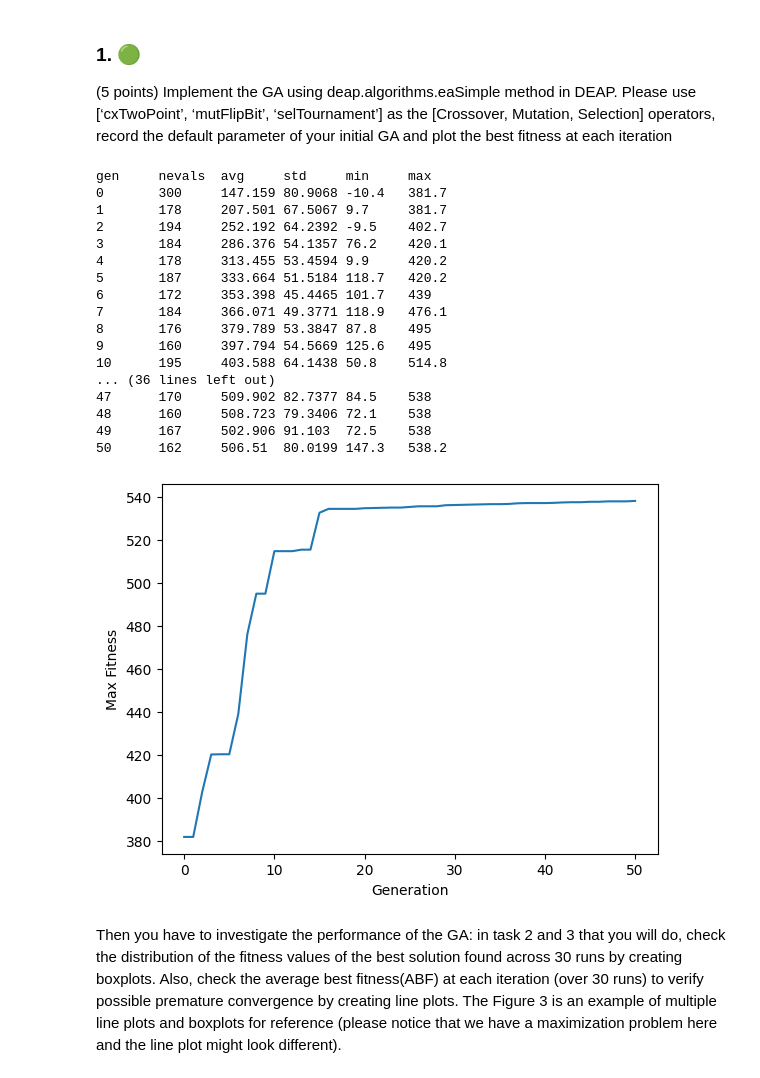
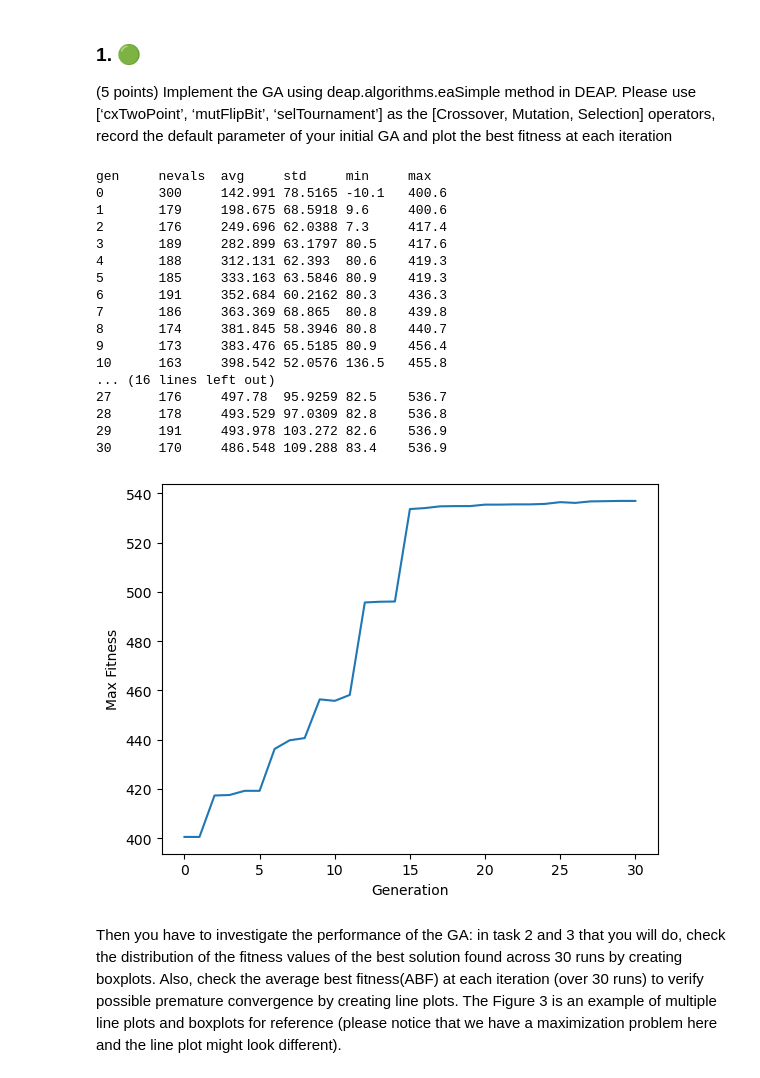
Before and after one commit to LucianoDeben/1BM120, a Jupyter notebook: Assignment_1/Assignment_1_Notebook.ipynb, the cells around one changed output. Saved outputs shown, nothing was run; the diff lists cells and outputs as text; code cells hidden in the pictures.

```diff
--- a/Assignment_1/Assignment_1_Notebook.ipynb
+++ b/Assignment_1/Assignment_1_Notebook.ipynb
@@ -27,8 +27,12 @@ import os
 os.environ["PATH"] += os.pathsep + 'C:/Program Files/Graphviz/bin'
 
 from support import *
+# %%
+# Set global variables
+POP_SIZE = 300
+NUM_RUNS = 30
 # %%
-# Create the types
+# Create the types globally
 creator.create("FitnessMax", base.Fitness, weights=(1.0,))
 creator.create("Individual", list, fitness=creator.FitnessMax)
 
@@ -41,52 +45,52 @@ toolbox.register("attr_int", np.random.randint, -1, 2)
 # Structure initializers
 toolbox.register("individual", tools.initRepeat, creator.Individual, toolbox.attr_int, n=PLACES*TRANSITIONS)
 toolbox.register("population", tools.initRepeat, list, toolbox.individual)
 
 # Genetic operators
 toolbox.register("evaluate", fitness)
 toolbox.register("mate", tools.cxTwoPoint)
 toolbox.register("mutate", tools.mutFlipBit, indpb=0.05)
 toolbox.register("select", tools.selTournament, tournsize=3)
 
 # Create the population
-pop = toolbox.population(n=300)
+pop = toolbox.population(n=POP_SIZE)
 
 # Record the evolution
 hof = tools.HallOfFame(1)
 stats = tools.Statistics(lambda ind: ind.fitness.values)
 stats.register("avg", np.mean)
 stats.register("std", np.std)
 stats.register("min", np.min)
 stats.register("max", np.max)
 
 # Run the GA
-pop, log = algorithms.eaSimple(pop, toolbox, cxpb=0.5, mutpb=0.2, ngen=50, stats=stats, halloffame=hof, verbose=True)
+pop, log = algorithms.eaSimple(pop, toolbox, cxpb=0.5, mutpb=0.2, ngen=30, stats=stats, halloffame=hof, verbose=True)
 
 # Plot the best fitness at each iteration
 gen, max_ = log.select("gen", "max")
 plt.plot(gen, max_)
 plt.xlabel("Generation")
 plt.ylabel("Max Fitness")
 plt.show()
 # %% [output]
 gen     nevals  avg     std     min     max
-0       300     147.159 80.9068 -10.4   381.7
-1       178     207.501 67.5067 9.7     381.7
-2       194     252.192 64.2392 -9.5    402.7
-3       184     286.376 54.1357 76.2    420.1
-4       178     313.455 53.4594 9.9     420.2
-5       187     333.664 51.5184 118.7   420.2
-6       172     353.398 45.4465 101.7   439
-7       184     366.071 49.3771 118.9   476.1
-8       176     379.789 53.3847 87.8    495
-9       160     397.794 54.5669 125.6   495
-10      195     403.588 64.1438 50.8    514.8
-... (36 lines left out)
-47      170     509.902 82.7377 84.5    538
-48      160     508.723 79.3406 72.1    538
-49      167     502.906 91.103  72.5    538
-50      162     506.51  80.0199 147.3   538.2
+0       300     142.991 78.5165 -10.1   400.6
+1       179     198.675 68.5918 9.6     400.6
+2       176     249.696 62.0388 7.3     417.4
+3       189     282.899 63.1797 80.5    417.6
+4       188     312.131 62.393  80.6    419.3
+5       185     333.163 63.5846 80.9    419.3
+6       191     352.684 60.2162 80.3    436.3
+7       186     363.369 68.865  80.8    439.8
+8       174     381.845 58.3946 80.8    440.7
+9       173     383.476 65.5185 80.9    456.4
+10      163     398.542 52.0576 136.5   455.8
+... (16 lines left out)
+27      176     497.78  95.9259 82.5    536.7
+28      178     493.529 97.0309 82.8    536.8
+29      191     493.978 103.272 82.6    536.9
+30      170     486.548 109.288 83.4    536.9
-[figure, old version]
+[figure, new version]
 # %% [markdown]
 Then you have to investigate the performance of the GA: in task 2 and 3 that you will do,
 check the distribution of the fitness values of the best solution found across 30 runs by
```
Also changed, not shown: parts of 22 cells of this notebook, 2 other files.
